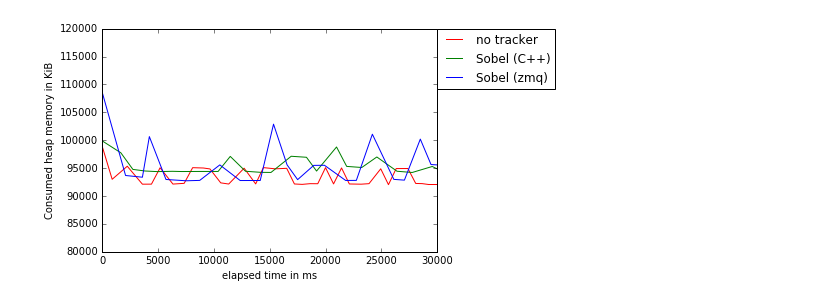
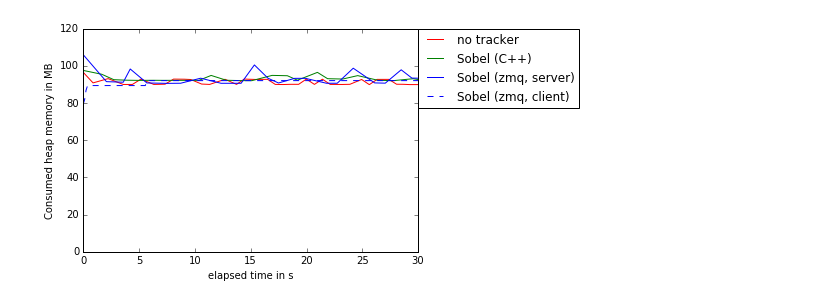
Before and after one commit to justayak/biotracker_bachelorarbeit, a Jupyter notebook: experiments/sobel_mem.ipynb, the cells around one changed output. Saved outputs shown, nothing was run; the diff lists cells and outputs as text; code cells hidden in the pictures.

```diff
--- a/experiments/sobel_mem.ipynb
+++ b/experiments/sobel_mem.ipynb
@@ -14,6 +14,18 @@ def normalize(A, maxA):
     S[:,1] = time
     A -= S
     return A[maxA:,]
+
+def get_python(filename):
+    d = np.genfromtxt(filename, delimiter=',')
+    ms = d[:,0]
+    mem_in_kiby = d[:,1]
+    max_v = np.max(ms)
+    for i in range(10, ms.shape[0]):
+        if ms[i] == 0:
+            ms[i] = max_v
+
+    ms *= 1.5
+    return ms/1000, mem_in_kiby/1024
 
 def extract_massif(filename):
     f = open(filename, 'r')
@@ -30,7 +42,7 @@ def extract_massif(filename):
         elif line.startswith("time="):
             c_time = int(line.replace('time=', ''))
         elif line.startswith("mem_heap_B="):
-            c_heap = int(line.replace('mem_heap_B=', ''))
+            c_heap = int(line.replace('mem_heap_B=', ''))/1024
         elif line.startswith('mem_heap_extra_B='):
             c_extra = int(line.replace('mem_heap_extra_B=', ''))
             values.append([c, c_time, c_heap, c_extra])
@@ -38,3 +50,8 @@ def extract_massif(filename):
                 max_value = c_heap + c_extra
                 max_pos = c
     return normalize(np.array(values), max_pos)
+# %%
+ms, kb = get_python('python_memusage.txt')
+
+plt.plot(ms, kb)
+plt.show()
@@ -41,28 +60,50 @@ def extract_massif(filename):
 # %%
+def ugly_add(A, B, xA, xB):
+    Bigger = A.copy()
+    Smaller = B.copy()
+    X = xB.copy()
+    if B.shape[0] > A.shape[0]:
+        Bigger = B.copy()
+        Smaller = A.copy()
+        X = xA.copy()
+    R = np.zeros(Smaller.shape[0])
+    R = Smaller
+    for i in range(0, Smaller.shape[0]):
+        R[i] += Bigger[i]
+    return R, X
+
 V = extract_massif('massif.out.racecar_sobel')
 
-x = V[:,1]
+x = V[:,1]/1000
 y1 = V[:,2]/1024
 
 Vpy = extract_massif('massif.out.racecar_sobel_py')
-x_py = Vpy[:,1]
+x_py = Vpy[:,1]/1000
 y1_py = Vpy[:,2]/1024
 
 Vc = extract_massif('massif.out.racecar_sobel_cpp')
-x_c = Vc[:,1]
+x_c = Vc[:,1]/1000
 y1_c = Vc[:,2]/1024
 
 #fig = plt.figure(figsize=(16, 8))
 f, ax = plt.subplots(1,1, figsize=(6, 4), sharex=True, sharey=False)
 norm = ax.plot(x,y1, 'r', label="no tracker")
 cpp = ax.plot(x_c,y1_c, 'g', label='Sobel (C++)')
-pyth = ax.plot(x_py,y1_py, 'b', label="Sobel (zmq)")
+pyth = ax.plot(x_py,y1_py, 'b', label="Sobel (zmq, server)")
+
+zmq_s = ax.plot(ms, kb, 'b--', label="Sobel (zmq, client)")
+
+# add together..
+Co, CoX = ugly_add(y1_py, kb, x_py, ms)
+#comb = ax.plot(CoX, Co, 'r', label="Sobel (zmq)")
+
+#ax.set_yscale('log')
 
 plt.legend(bbox_to_anchor=(1, 1), loc=2, borderaxespad=0.)
-plt.xlim(0, 30000)
-plt.ylabel('Consumed heap memory in KiB')
-plt.xlabel('elapsed time in ms')
-plt.ylim(80000, 120000)
+plt.xlim(0, 30)
+plt.ylabel('Consumed heap memory in MB')
+plt.xlabel('elapsed time in s')
+#plt.ylim(80000, 200000)
 plt.show()
 # %% [output]
-[figure, old version]
+[figure, new version]
```
Also changed, not shown: parts of 4 cells of this notebook, 16 other files.
